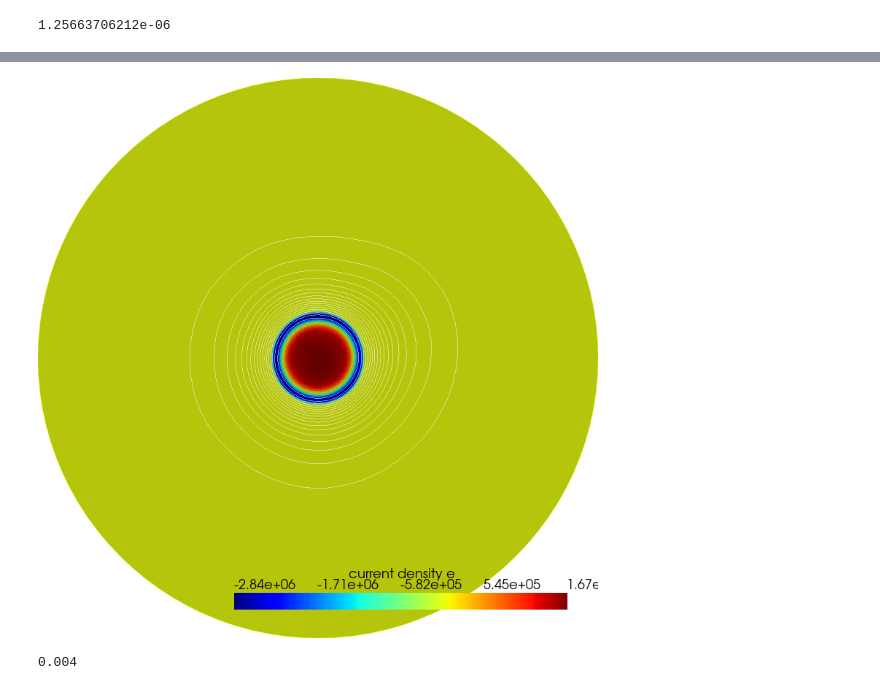
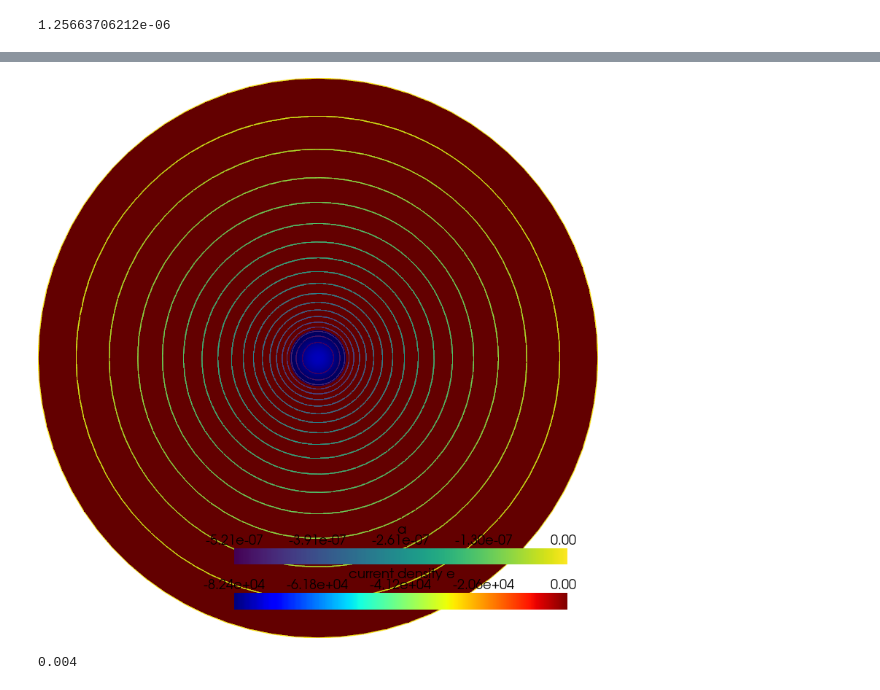
Before and after one commit to mjfwest/elmer-elmag, a Jupyter notebook: 1_wire/Investigation.ipynb, the cells around one changed output, grey strips where cells are left out. Saved outputs shown, nothing was run; the diff lists cells and outputs as text; code cells hidden in the pictures.

```diff
--- a/1_wire/Investigation.ipynb
+++ b/1_wire/Investigation.ipynb
@@ -61,2 +57,4 @@ print(f'{len(vtu_files)} vtu files found')
 # %%
-mesh_t0 = pv.read(os.path.join(os.curdir,'results', vtu_files[2]))
+tidx= 90
+mesh_t0 = pv.read(os.path.join(os.curdir,'results', vtu_files[tidx]))
+mesh_t0['magnetic flux density mag'] = np.linalg.norm(mesh_t0['magnetic flux density e'], axis=1)
@@ -63,12 +84,12 @@ mesh_t0 = pv.read(os.path.join(os.curdir,'results', vtu_files[2]))
 # %%
 p = pv.Plotter(notebook=True)
 p.add_mesh(mesh_t0, scalars="current density e", component=2, show_edges=False, cmap='jet')
-p.add_mesh(mesh_t0.contour(isosurfaces=20, scalars='a', method='contour'),color='white',point_size=1, show_edges=False, opacity=0.5)
+p.add_mesh(mesh_t0.contour(isosurfaces=20, scalars='a', method='contour'), point_size=2, show_edges=False, opacity=1, scalars="a")
 p.set_viewup([0,1,0])
 p.camera.zoom('tight')
 p.show()
 # %% [output]
-[figure, old version]
+[figure, new version]
 # %%
 WIRE_1_ID = 1
 WIRE_2_ID = 2
```
Also changed, not shown: parts of 18 cells of this notebook, 10 other files.
